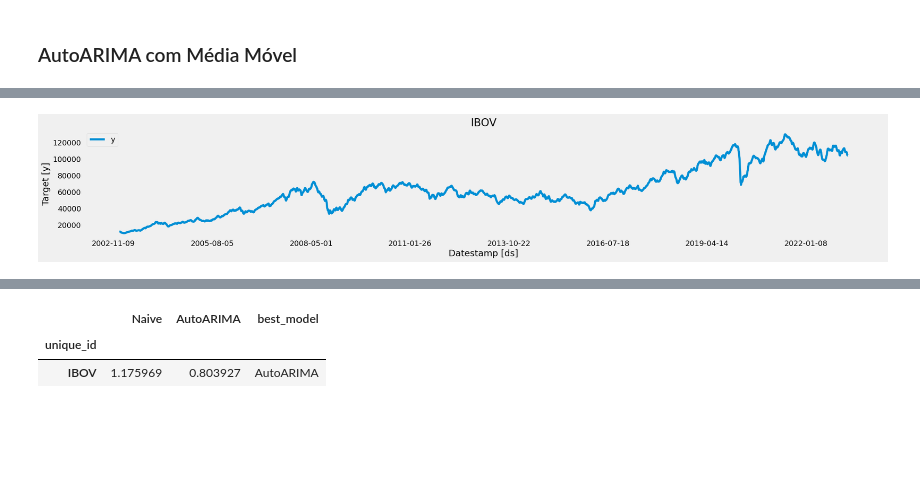
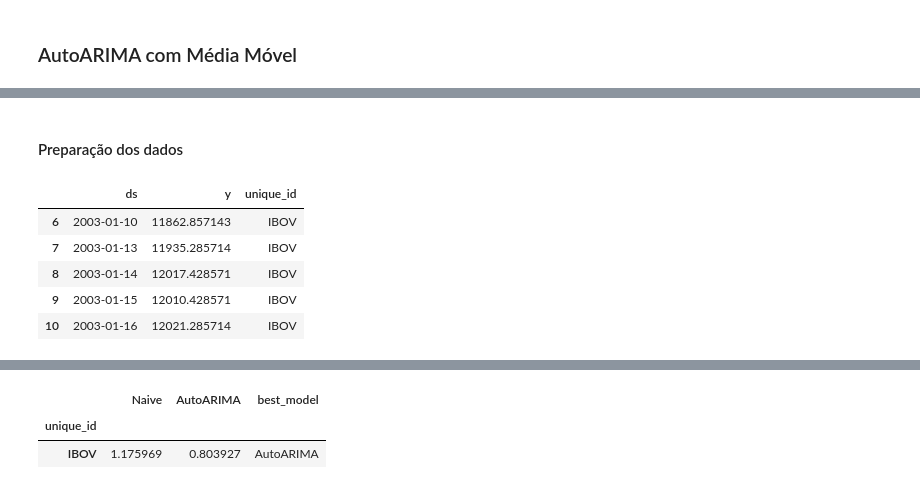
Before and after one commit to agcorrea/fiap-techchallenge-grupo41, a Jupyter notebook: fase-2/predicao-ibovespa.ipynb, the cells around one changed output, grey strips where cells are left out. Cells and saved outputs as stored; diff of their text form; code cells hidden in the pictures; blank space fills up the shorter version.

```diff
--- a/fase-2/predicao-ibovespa.ipynb
+++ b/fase-2/predicao-ibovespa.ipynb
@@ -1225,11 +1209,20 @@ Successfully installed Werkzeug-2.2.3 adagio-0.2.4 ansi2html-1.8.0 antlr4-python
+# %% [markdown]
+#### Preparação dos dados
 # %%
 df_statsforecast = df[['Último']].copy()
-# df_statsforecast = df_statsforecast.resample('1D').interpolate()
 df_statsforecast['unique_id'] = 'IBOV'
 df_statsforecast = df_statsforecast.reset_index()
 df_statsforecast = df_statsforecast.rename(columns={'Último':'y', 'Data':'ds'})
+
+# Sobrescreve valor de y com a média móvel de 7 dias
 df_statsforecast['y'] = df_statsforecast['y'].rolling(7).mean()
 df_statsforecast = df_statsforecast.dropna()
-StatsForecast.plot(df_statsforecast,engine ='matplotlib')
+
+df_statsforecast.head(5)
 # %% [output]
-[figure, removed]
+|  | ds | y | unique_id |
+| 6 | 2003-01-10 | 11862.857143 | IBOV |
+| 7 | 2003-01-13 | 11935.285714 | IBOV |
+| 8 | 2003-01-14 | 12017.428571 | IBOV |
+| 9 | 2003-01-15 | 12010.428571 | IBOV |
+| 10 | 2003-01-16 | 12021.285714 | IBOV |
```
Also changed, not shown: parts of 33 cells of this notebook.
